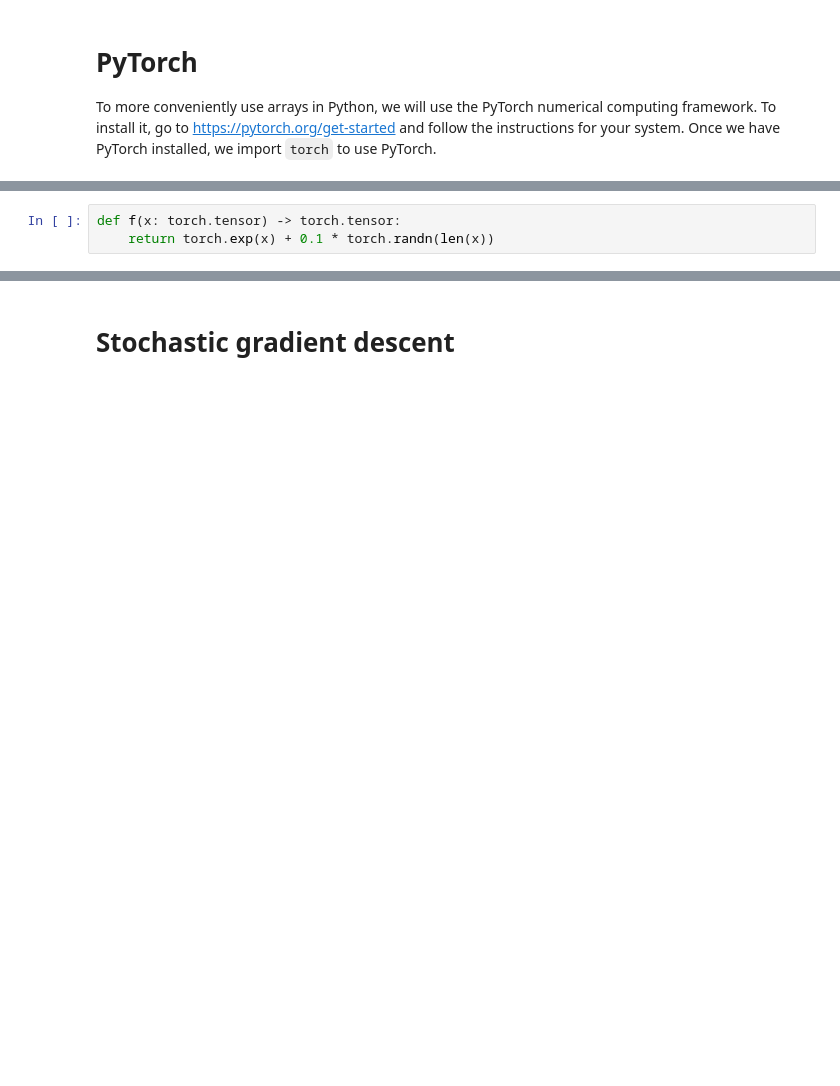
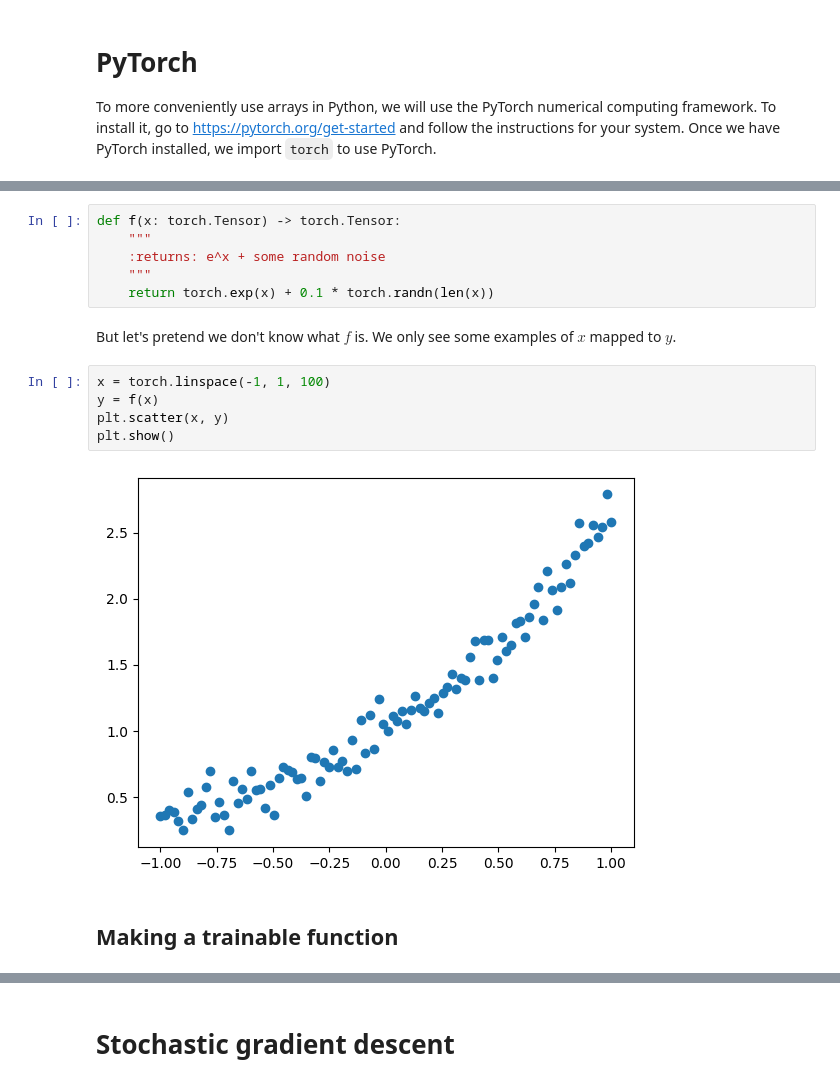
Before and after one commit to damtharvey/reu2023, a Jupyter notebook: 3_stochastic_gradient_descent.ipynb, the cells around one changed output, grey strips where cells are left out. Drawn from its saved outputs; the diff is of its cells as text; blank space fills up the shorter version.

```diff
--- a/3_stochastic_gradient_descent.ipynb
+++ b/3_stochastic_gradient_descent.ipynb
@@ -17,3 +4,0 @@ Suppose there were some function $f$ that maps real numbers to real numbers. Tha
-# %%
-def f(x: torch.tensor) -> torch.tensor:
-    return torch.exp(x) + 0.1 * torch.randn(len(x))
@@ -213,0 +89,17 @@ plot!(X, f_hat(X)[1]', label="after training")
+# %%
+def f(x: torch.Tensor) -> torch.Tensor:
+    """
+    :returns: e^x + some random noise
+    """
+    return torch.exp(x) + 0.1 * torch.randn(len(x))
+# %% [markdown]
+But let's pretend we don't know what $f$ is. We only see some examples of $x$ mapped to $y$.
+# %%
+x = torch.linspace(-1, 1, 100)
+y = f(x)
+plt.scatter(x, y)
+plt.show()
+# %% [output]
+[figure, added]
+# %% [markdown]
+## Making a trainable function
```
Also changed, not shown: parts of 116 cells of this notebook.
